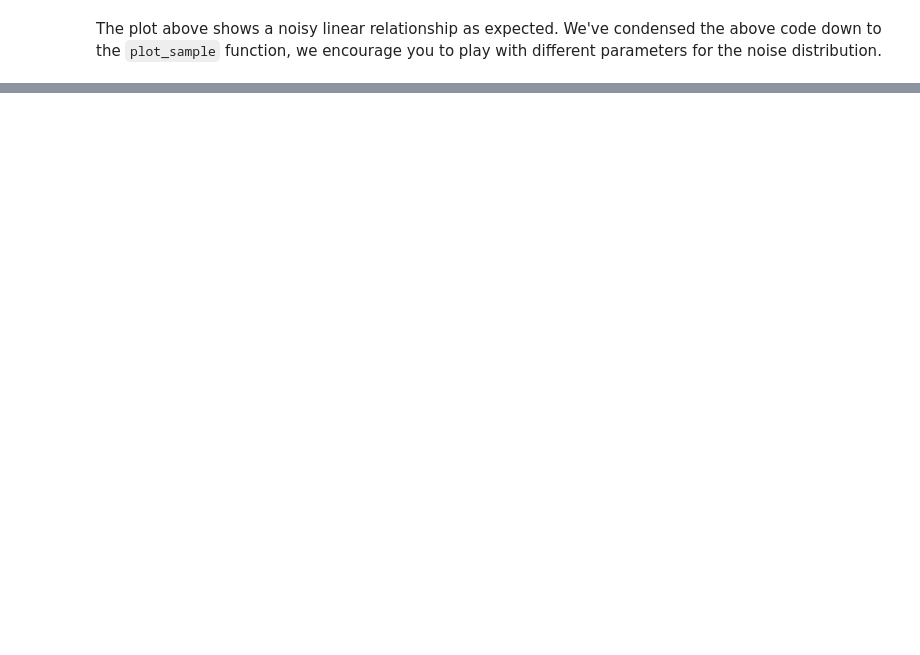
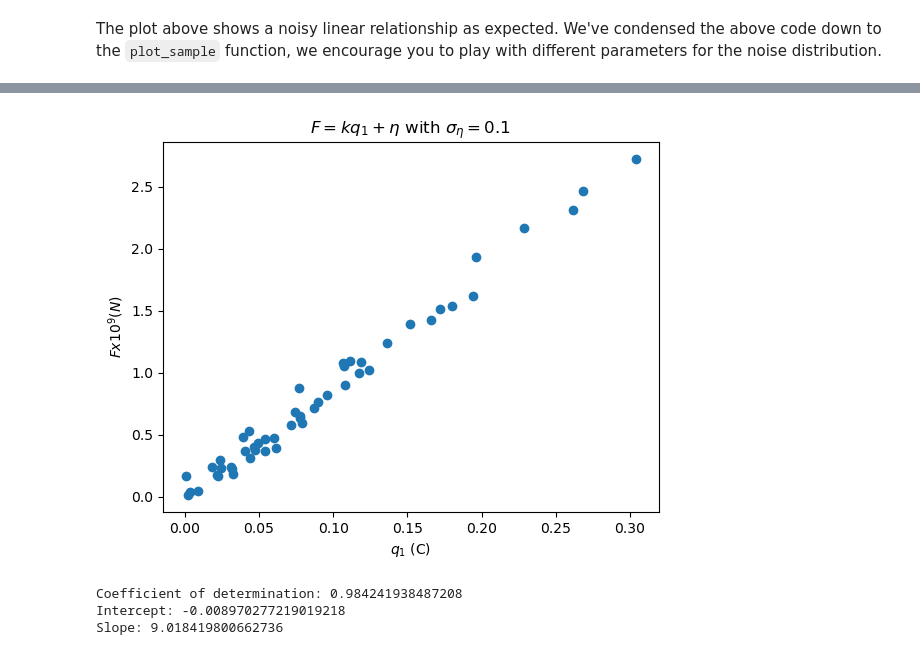
Before and after one commit to PhysData/course, a Jupyter notebook: docs/notebooks/elmag.ipynb, the cells around one changed output, grey strips where cells are left out. Drawn from its saved outputs; the diff is of its cells as text; code cells hidden in the pictures; blank space fills up the shorter version.

```diff
--- a/docs/notebooks/elmag.ipynb
+++ b/docs/notebooks/elmag.ipynb
@@ -132,0 +138,27 @@ The above can be considered the very simplest example of data science possible,
+# %%
+def force_charge(mean_x=0, sigma_x=0.1, mean_noise=0, sigma_noise=1, size=1, k=8.99, systematic_error=0):
+    x = np.abs(np.random.normal(mean_x, sigma_x, size))
+    noise = np.random.normal(mean_noise, sigma_noise, size)
+    y = k * (x) + noise + systematic_error
+    return x, y
+
+systematic = 0  #Explore the effect of systematic errors by changing this value
+sigma = 0.1     #Explore the effect of random errors by changing this value
+charge_data = []
+for i in range(50):
+    charge_data.append(force_charge(sigma_noise=sigma, systematic_error = systematic))
+
+charge_x = []
+charge_y = []
+for i in charge_data:
+    charge_x.append(i[0][0])
+    charge_y.append(i[1][0])
+
+plot_xy(charge_x, charge_y, title="$F=kq_1+\eta$ with $\sigma_{\eta} = $"+ f"{sigma}", xlabel="$q_1$ (C)", ylabel="$F x10^{9} (N)$")
+
+linear_regression(charge_x,charge_y)
+# %% [output]
+[figure, added]
+Coefficient of determination: 0.984241938487208
+Intercept: -0.008970277219019218
+Slope: 9.018419800662736
```
Also changed, not shown: parts of 30 cells of this notebook.
